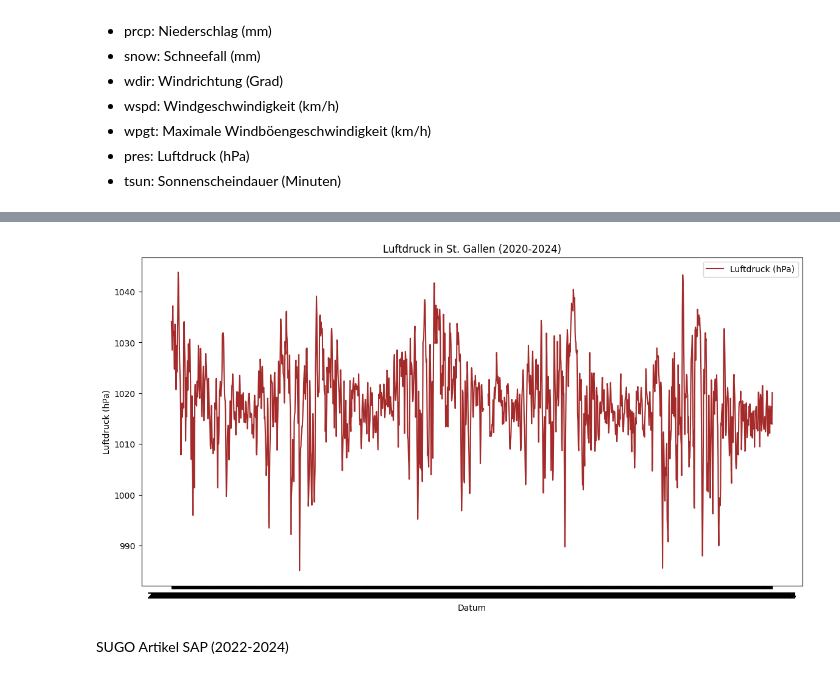
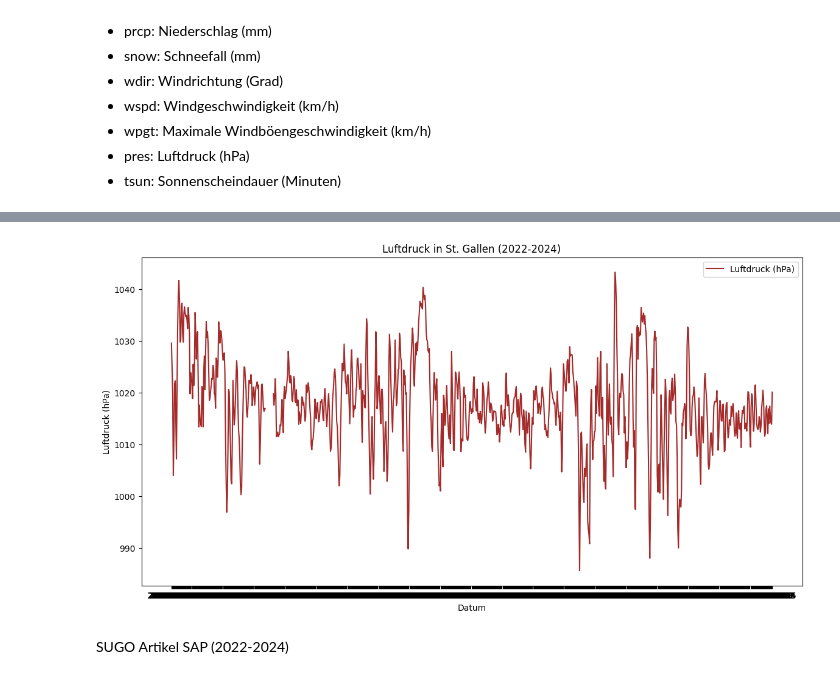
Before and after one commit to Louisfhgr/Dash.py, a Jupyter notebook: SUGO_RNN_V1.ipynb, the cells around one changed output, grey strips where cells are left out. Cells and saved outputs as stored; diff of their text form; code cells hidden in the pictures.

```diff
--- a/SUGO_RNN_V1.ipynb
+++ b/SUGO_RNN_V1.ipynb
@@ -136,11 +139,13 @@ Aktueller Ordneraufbau:
 Wetterdaten
 # %%
 # Dateipfad für die CSV-Datei
-file_path = 'csv_Daten/st_gallen_weather_last_3_years_meteostat.csv'
+file_path = 'csv_Daten/st_gallen_weather_2022_2023_2024_years_meteostat.csv'
 
 # Daten als DataFrame laden
 df_weather = pd.read_csv(file_path)
 
+
+
 print(df_weather.head())
 # %% [output]
    tavg  tmin  tmax  prcp  snow   wdir  wspd  wpgt    pres  tsun        date
@@ -214,13 +219,13 @@ plt.show()
 # %%
 plt.figure(figsize=(14, 7))
 plt.plot(df_weather['date'], df_weather['pres'], label='Luftdruck (hPa)', color='brown')
 plt.xlabel('Datum')
 plt.ylabel('Luftdruck (hPa)')
-plt.title('Luftdruck in St. Gallen (2020-2024)')
+plt.title('Luftdruck in St. Gallen (2022-2024)')
 plt.legend()
 plt.show()
 # %% [output]
-[figure, old version]
+[figure, new version]
 # %% [markdown]
 SUGO Artikel SAP (2022-2024)
 # %%
```
Also changed, not shown: parts of 16 cells of this notebook.
